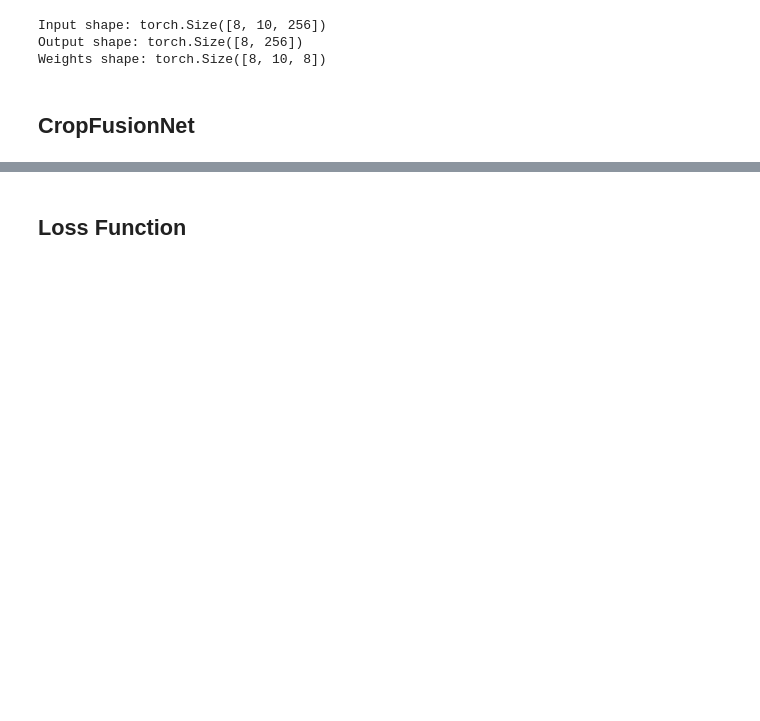
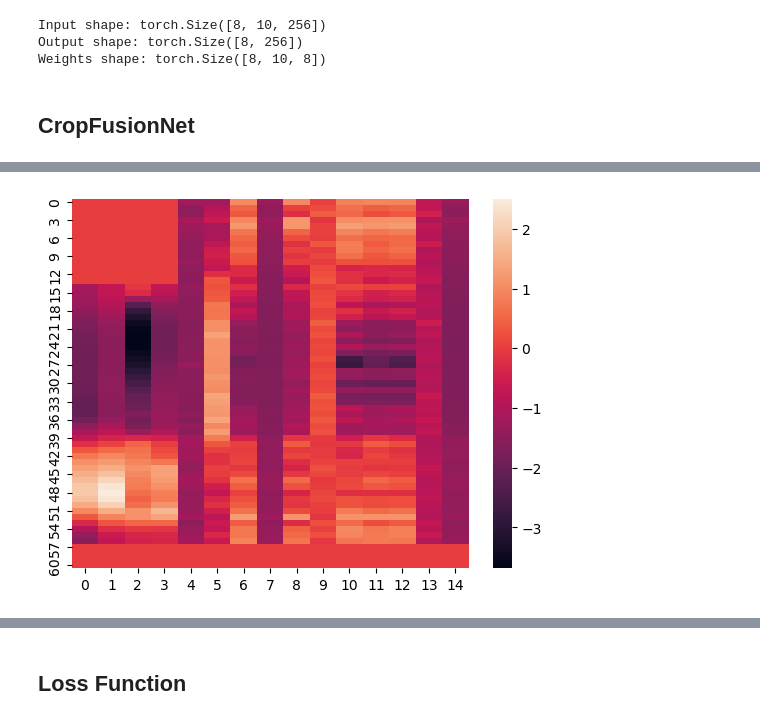
Before and after one commit to geonextgis/crop-yield-forecasting-germany, a Jupyter notebook: src/models/CropFusionNet/model.ipynb, the cells around one changed output, grey strips where cells are left out. Saved outputs shown, nothing was run; the diff lists cells and outputs as text; code cells hidden in the pictures; blank space fills up the shorter version.

```diff
--- a/src/models/CropFusionNet/model.ipynb
+++ b/src/models/CropFusionNet/model.ipynb
@@ -891,3 +890,7 @@ plt.show()
+# %%
+sns.heatmap((batch["inputs"][0, :, :].cpu().numpy()))
+# %% [output]
+[figure, added]
 # %%
 sns.heatmap(preds["attention_weights"].detach().cpu().numpy()[1, :, :], cmap="Greens")
 # %% [output]
```
Also changed, not shown: parts of 4 cells of this notebook, 5 other files.
